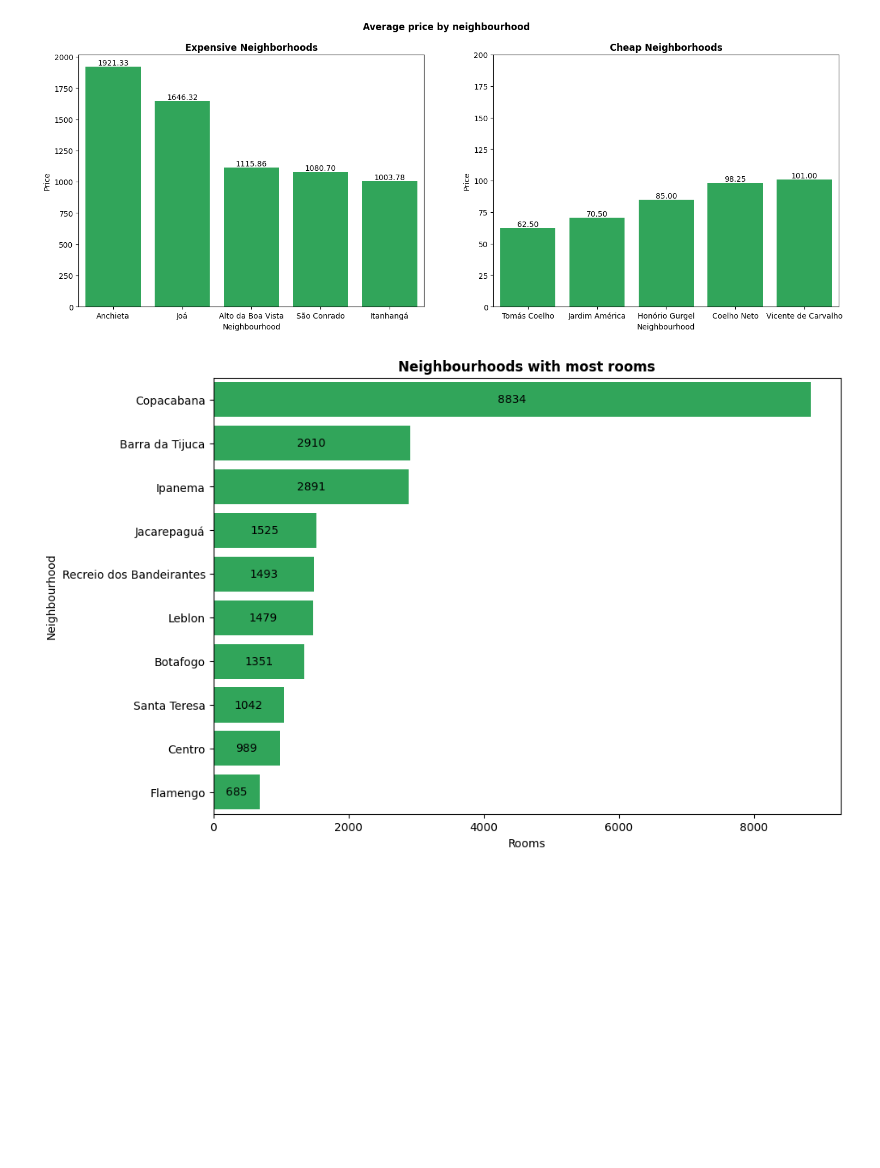
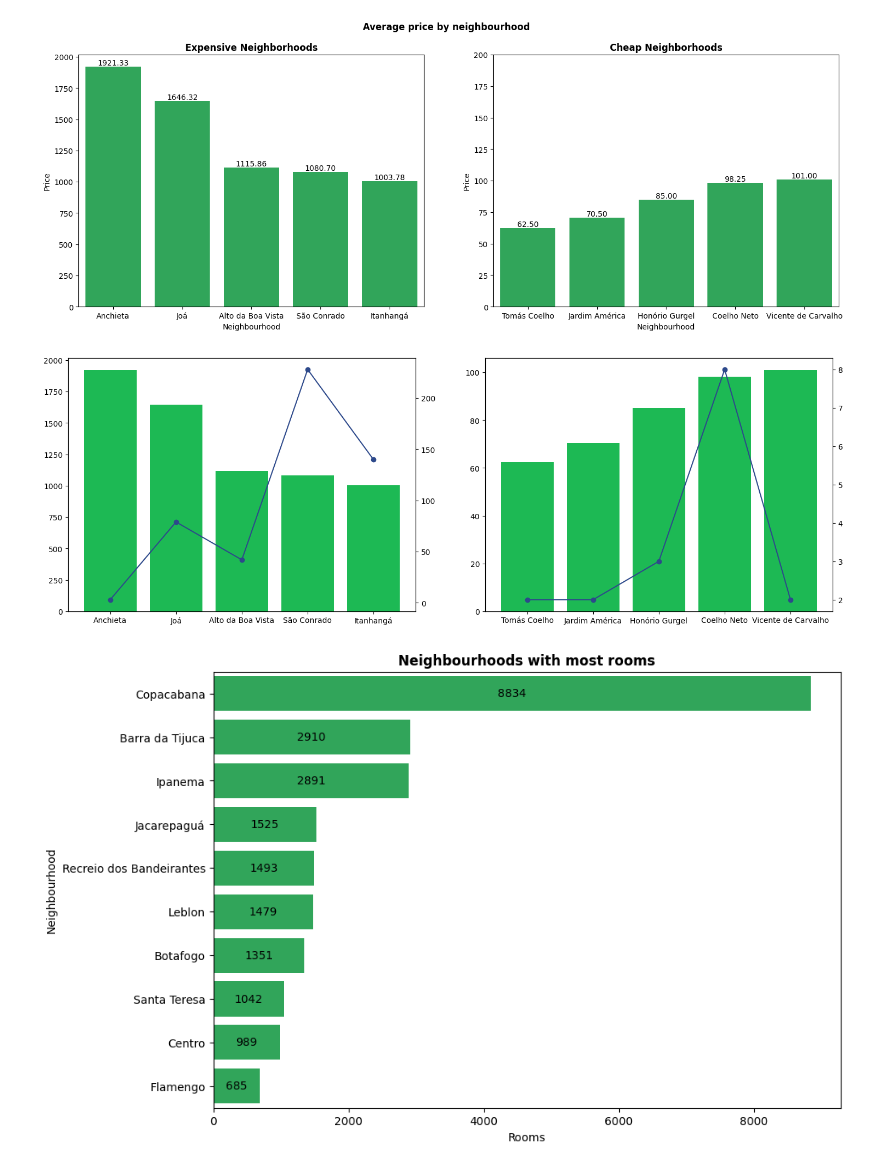
Before and after one commit to brunocgrillo/airbnb_RJ2023, a Jupyter notebook: airbnb.ipynb, the cells around one changed output. Drawn from its saved outputs; the diff is of its cells as text; code cells hidden in the pictures; blank space fills up the shorter version.

```diff
--- a/airbnb.ipynb
+++ b/airbnb.ipynb
@@ -84,6 +84,22 @@ fig.suptitle('Average price by neighbourhood', fontweight='bold')
 plt.show()
 # %% [output]
 [figure]
+# %%
+countRooms = df['neighbourhood'].value_counts().reset_index().rename(columns={'neighbourhood': 'count'})
+top_hoods_count = pd.merge(toppriceHoods, countRooms, how='inner', left_on='neighbourhood', right_on='index').drop('index', axis=1)
+lower_hoods_count = pd.merge(lowerpriceHoods, countRooms, how='inner', left_on='neighbourhood', right_on='index').drop('index', axis=1)
+
+fig, (ax1, ax2) = plt.subplots(1, 2, figsize=(18, 6))
+ax1.bar(top_hoods_count['neighbourhood'], top_hoods_count['price'], color='#1DB954')
+ax3 = ax1.twinx()
+ax3.plot(top_hoods_count['neighbourhood'], top_hoods_count['count'], color='#2d498b', marker='o')
+
+ax2.bar(lower_hoods_count['neighbourhood'], lower_hoods_count['price'], color='#1DB954')
+ax4 = ax2.twinx()
+ax4.plot(lower_hoods_count['neighbourhood'], lower_hoods_count['count'], color='#2d498b', marker='o')
+fig.show()
+# %% [output]
+[figure, added]
 # %%
 plt.figure(figsize=(10,7))
 sns.countplot(data=df, y='neighbourhood', color='#1DB954',
```
Also changed, not shown: parts of 2 cells of this notebook.
